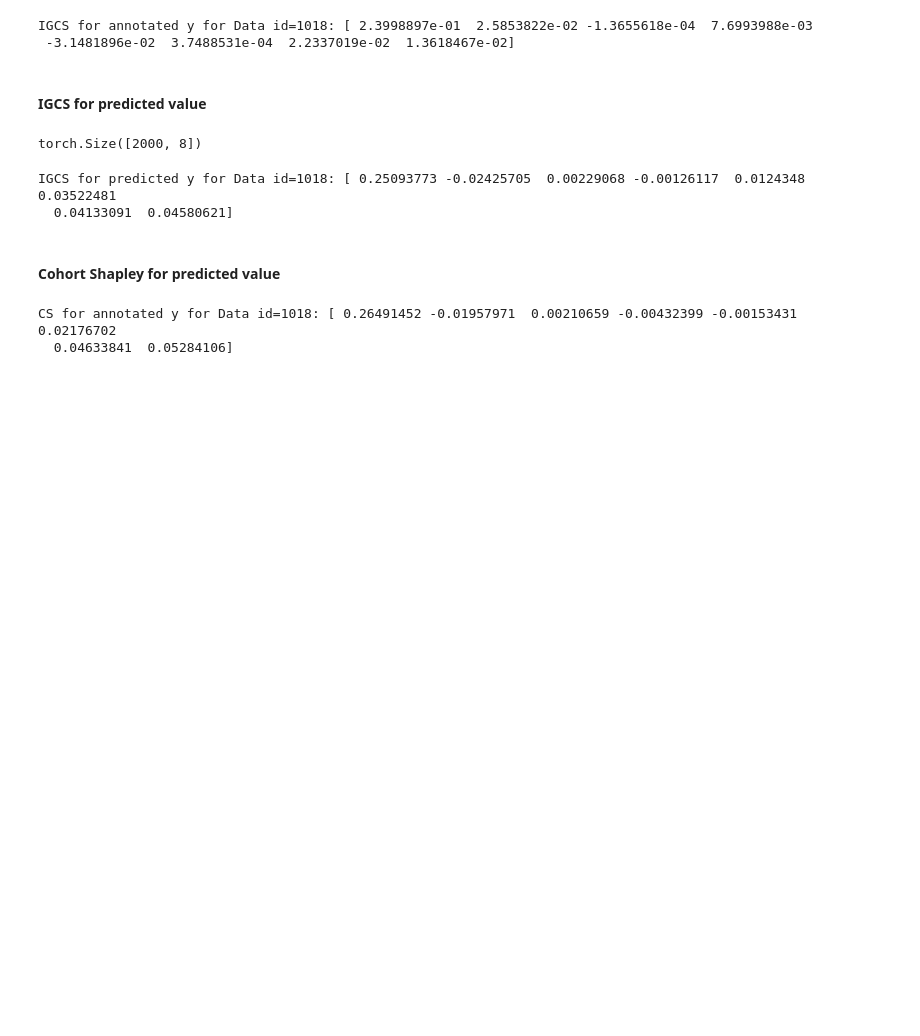
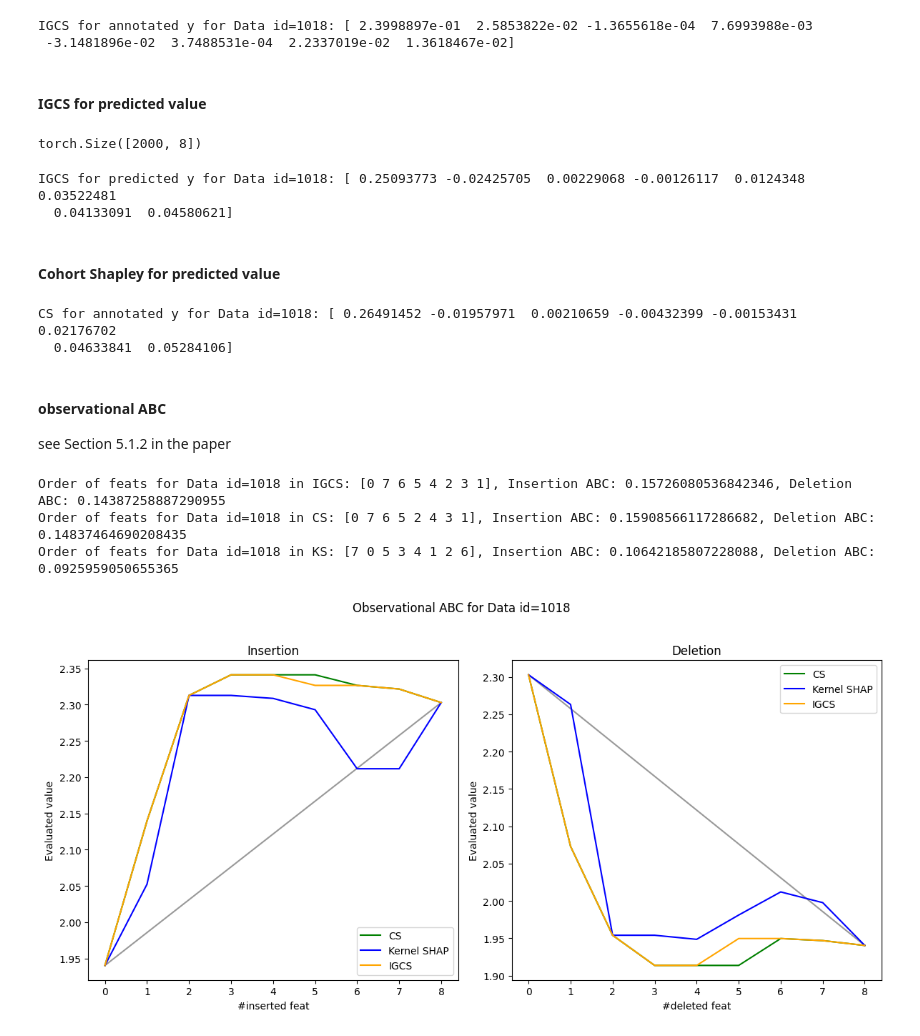
Before and after one commit to cohortshapley/cohortintgrad, a Jupyter notebook: example/California_Housing.ipynb, the cells around one changed output. Drawn from its saved outputs; the diff is of its cells as text; code cells hidden in the pictures; blank space fills up the shorter version.

```diff
--- a/example/California_Housing.ipynb
+++ b/example/California_Housing.ipynb
@@ -93,8 +97,62 @@ IGCS for predicted y for Data id=1018: [ 0.25093773 -0.02425705  0.00229068 -0.0
 #### Cohort Shapley for predicted value
 # %%
 #the case where #feat is very few and n_step is large, CS can be faster than IGCS
-ks = IG_pred.cohort_kernel_shap(t_id=data_id)
-print(f'CS for annotated y for Data id={data_id}: {ks}')
+ks = np.vstack([IG_pred.cohort_kernel_shap(t_id=i) for i in range(test_x.shape[0])])
+print(f'CS for annotated y for Data id={data_id}: {ks[data_id]}')
 # %% [output]
 CS for annotated y for Data id=1018: [ 0.26491452 -0.01957971  0.00210659 -0.00432399 -0.00153431  0.02176702
   0.04633841  0.05284106]
+# %% [markdown]
+#### observational ABC
+see Section 5.1.2 in the paper
+# %%
+id_calc_igcs = csig.observational_insertion_deletion_wrapper.Loaded_Feat_Attr(
+        torch.Tensor(test_x).to(device), torch.Tensor(pred).to(device), ratio=0.1, feat_attr=ig_pred.to('cpu').detach().numpy()
+    )
+pt_i_o_igcs,abc_i_o_igcs = id_calc_igcs.insertion_deletion_test(t_id=data_id, mode='insertion')
+pt_d_o_igcs,abc_d_o_igcs = id_calc_igcs.insertion_deletion_test(t_id=data_id, mode='deletion')
+# %%
+id_calc_cs = csig.observational_insertion_deletion_wrapper.Loaded_Feat_Attr(
+        torch.Tensor(test_x).to(device), torch.Tensor(pred).to(device), ratio=0.1, feat_attr=ks    )
+pt_i_o_cs,abc_i_o_cs = id_calc_cs.insertion_deletion_test(t_id=data_id, mode='insertion')
+pt_d_o_cs,abc_d_o_cs = id_calc_cs.insertion_deletion_test(t_id=data_id, mode='deletion')
+# %%
+id_calc_ks = csig.observational_insertion_deletion_wrapper.Loaded_Feat_Attr(
+        torch.Tensor(test_x).to(device), torch.Tensor(pred).to(device), ratio=0.1, feat_attr=sv_all    )
+pt_i_o_ks,abc_i_o_ks = id_calc_ks.insertion_deletion_test(t_id=data_id, mode='insertion')
+pt_d_o_ks,abc_d_o_ks = id_calc_ks.insertion_deletion_test(t_id=data_id, mode='deletion')
+# %%
+print(f"Order of feats for Data id={data_id} in IGCS: {np.argsort(-ig_pred[data_id].to('cpu').detach().numpy())}, Insertion ABC: {abc_i_o_igcs}, Deletion ABC: {abc_d_o_igcs}")
+print(f"Order of feats for Data id={data_id} in CS: {np.argsort(-ks[data_id])}, Insertion ABC: {abc_i_o_cs}, Deletion ABC: {abc_d_o_cs}")
+print(f"Order of feats for Data id={data_id} in KS: {np.argsort(-sv_all[data_id])}, Insertion ABC: {abc_i_o_ks}, Deletion ABC: {abc_d_o_ks}")
+# %% [output]
+Order of feats for Data id=1018 in IGCS: [0 7 6 5 4 2 3 1], Insertion ABC: 0.15726080536842346, Deletion ABC: 0.14387258887290955
+Order of feats for Data id=1018 in CS: [0 7 6 5 2 4 3 1], Insertion ABC: 0.15908566117286682, Deletion ABC: 0.14837464690208435
+Order of feats for Data id=1018 in KS: [7 0 5 3 4 1 2 6], Insertion ABC: 0.10642185807228088, Deletion ABC: 0.0925959050655365
+# %%
+fig, ax = plt.subplots(1, 2, figsize=(12, 6))
+
+ax[0].plot([0,test_x.shape[1] ], [pt_i_o_igcs[0], pt_i_o_igcs[-1]], c="0.6")
+ax[0].plot(pt_i_o_cs, c='green', label='CS')
+ax[0].plot(pt_i_o_ks, c='blue', label='Kernel SHAP')
+ax[0].plot(pt_i_o_igcs, c='orange', label='IGCS')
+
+
+ax[1].plot([0,test_x.shape[1] ], [pt_d_o_igcs[0], pt_d_o_igcs[-1]], c="0.6")
+ax[1].plot(pt_d_o_cs, c='green', label='CS')
+ax[1].plot(pt_d_o_ks, c='blue', label='Kernel SHAP')
+ax[1].plot(pt_d_o_igcs, c='orange', label='IGCS')
+
+
+ax[0].set_xlabel(f'#inserted feat')
+ax[0].set_title('Insertion')
+ax[1].set_xlabel(f'#deleted feat')
+ax[1].set_title('Deletion')
+for i in range(2):
+    ax[i].legend()
+    ax[i].set_ylabel(f'Evaluated value')
+fig.suptitle(f"Observational ABC for Data id={data_id} " )
+fig.tight_layout(rect=[0, 0, 1, 0.96])
+plt.show()
+# %% [output]
+[figure, added]
```
Also changed, not shown: parts of 11 cells of this notebook.
